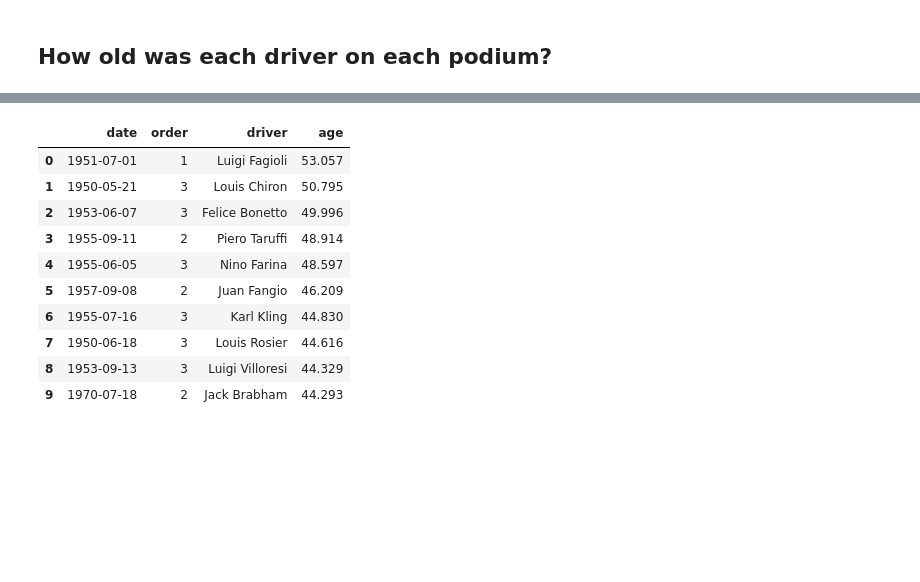
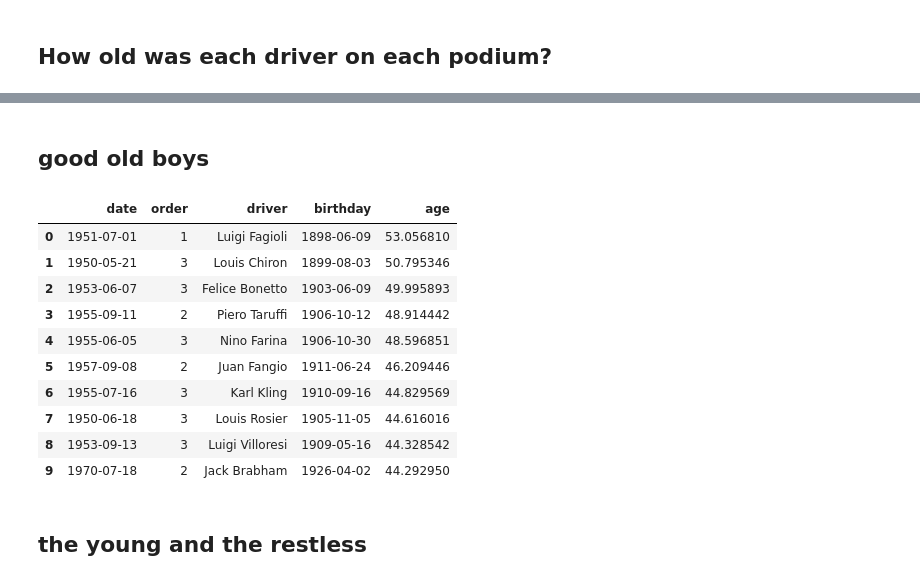
Before and after one commit to samkennerly/kingofsnake, a Jupyter notebook: books/viz/hist.ipynb, the cells around one changed output, grey strips where cells are left out. Cells and saved outputs as stored; diff of their text form; code cells hidden in the pictures; blank space fills up the shorter version.

```diff
--- a/books/viz/hist.ipynb
+++ b/books/viz/hist.ipynb
@@ -16,25 +16,24 @@ Autosave disabled
 # %% [markdown]
 ## How old was each driver on each podium?
 # %%
-# Get podium finishes, driver names, and driver birthdays.
-# Calculate age of each driver during each race.
 pods = (
-    f1.results[['id_driver', 'id_race', 'order']]
+
+    # Get podium finishes, driver names, and driver birthdays.
+    f1.results
     .loc[lambda x: x['order'] <= 3]
-    .join(f1.drivers[['driver', 'birthday']], on='id_driver')
+    .join(f1.drivers['driver birthday'.split()], on='id_driver')
     .join(f1.races['date'], on='id_race')
+    ['date order driver birthday'.split()]
+
+    # Calculate age of each driver during each race.
     .assign(age = lambda df: df['date'] - df['birthday'])
-)
-# If co-drivers share a result, then keep the older one.
-pods = (
-    pods[['date', 'order', 'driver', 'age']]
-    .sort_values(['date', 'order', 'age'])
-    .drop_duplicates(['date', 'order'], keep='last')
+    .assign(age = lambda df: df['age'].dt.days / 365.25)
+
+    # If co-drivers share a result, then keep the older one.
+    .sort_values('date order age'.split())
+    .drop_duplicates('date order'.split(), keep='last')
     .reset_index(drop=True)
 )
-# Convert units for easier reading.
-pods['age'] = (pods['age'].dt.days / 365.25).round(3)
-# Show results.
-print("{} rows x {} cols".format(*pods.shape))
-pods.head()
+
+pods
 # %% [output]
@@ -59,0 +65,5 @@ axes = plot.hist(data, **kw)
+# %%
+kw = dict()
+kw['title'] = 'Age of podium finishers each year'
+data = pods.set_index('date')['age']
+axes = plot.quant(data, 'y', **kw)
@@ -60,17 +72,20 @@ axes = plot.hist(data, **kw)
+# %% [markdown]
+## good old boys
 # %%
-# Find oldest podium finishers.
-olds = pods.groupby('driver')['age'].idxmax()
-pods.loc[olds].nlargest(10, 'age').reset_index(drop=True)
+olds = pods.loc[pods.groupby('driver')['age'].idxmax()]
+olds.nlargest(10, 'age').reset_index(drop=True)
 # %% [output]
-|  | date | order | driver | age |
-| 0 | 1951-07-01 | 1 | Luigi Fagioli | 53.057 |
-| 1 | 1950-05-21 | 3 | Louis Chiron | 50.795 |
-| 2 | 1953-06-07 | 3 | Felice Bonetto | 49.996 |
-| 3 | 1955-09-11 | 2 | Piero Taruffi | 48.914 |
-| 4 | 1955-06-05 | 3 | Nino Farina | 48.597 |
-| 5 | 1957-09-08 | 2 | Juan Fangio | 46.209 |
-| 6 | 1955-07-16 | 3 | Karl Kling | 44.830 |
-| 7 | 1950-06-18 | 3 | Louis Rosier | 44.616 |
-| 8 | 1953-09-13 | 3 | Luigi Villoresi | 44.329 |
-| 9 | 1970-07-18 | 2 | Jack Brabham | 44.293 |
+|  | date | order | driver | birthday | age |
+| 0 | 1951-07-01 | 1 | Luigi Fagioli | 1898-06-09 | 53.056810 |
+| 1 | 1950-05-21 | 3 | Louis Chiron | 1899-08-03 | 50.795346 |
+| 2 | 1953-06-07 | 3 | Felice Bonetto | 1903-06-09 | 49.995893 |
+| 3 | 1955-09-11 | 2 | Piero Taruffi | 1906-10-12 | 48.914442 |
+| 4 | 1955-06-05 | 3 | Nino Farina | 1906-10-30 | 48.596851 |
+| 5 | 1957-09-08 | 2 | Juan Fangio | 1911-06-24 | 46.209446 |
+| 6 | 1955-07-16 | 3 | Karl Kling | 1910-09-16 | 44.829569 |
+| 7 | 1950-06-18 | 3 | Louis Rosier | 1905-11-05 | 44.616016 |
+| 8 | 1953-09-13 | 3 | Luigi Villoresi | 1909-05-16 | 44.328542 |
+| 9 | 1970-07-18 | 2 | Jack Brabham | 1926-04-02 | 44.292950 |
+# %% [markdown]
+## the young and the restless
 # %%
```
Also changed, not shown: parts of 12 cells of this notebook, 2 other files.
